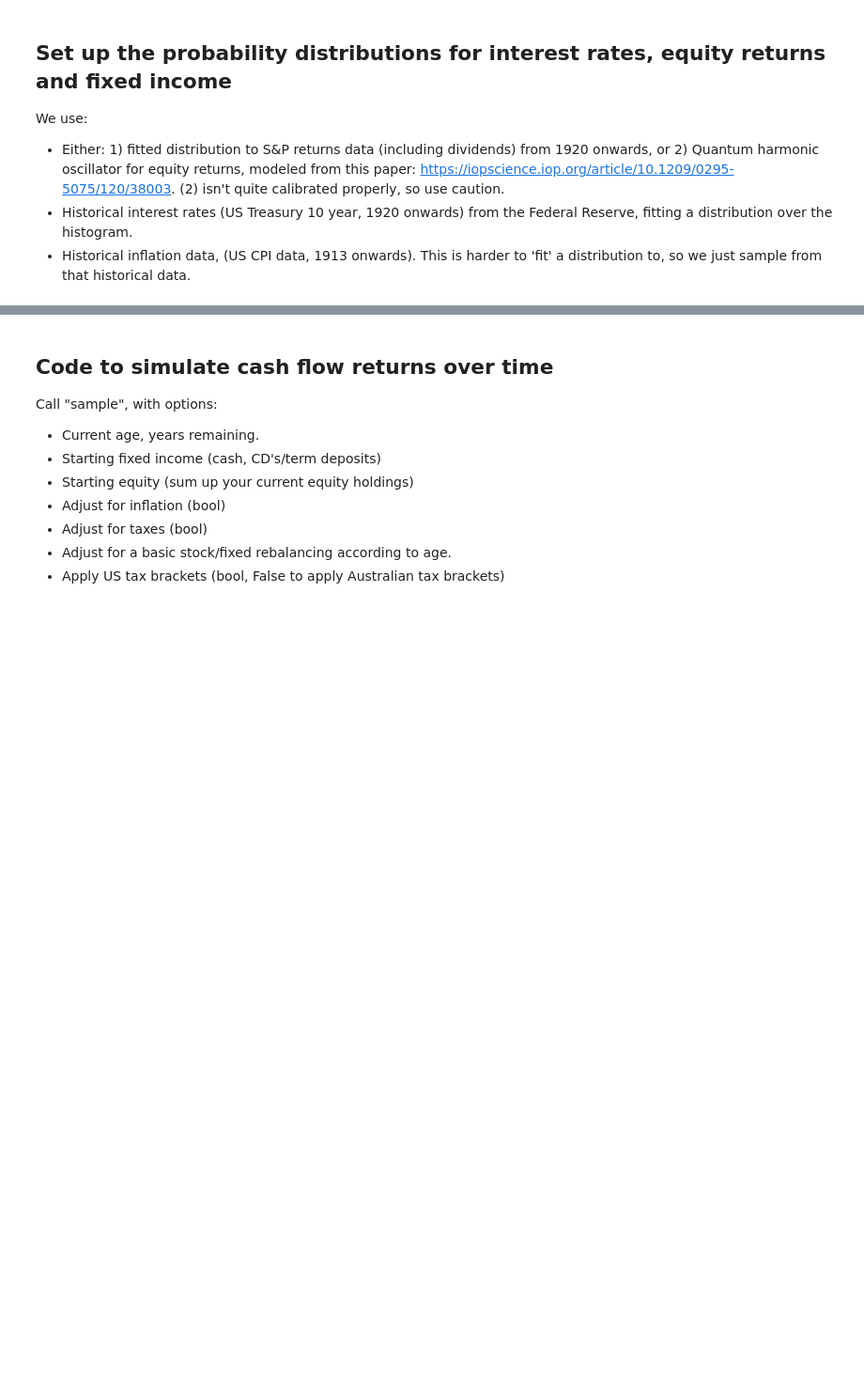
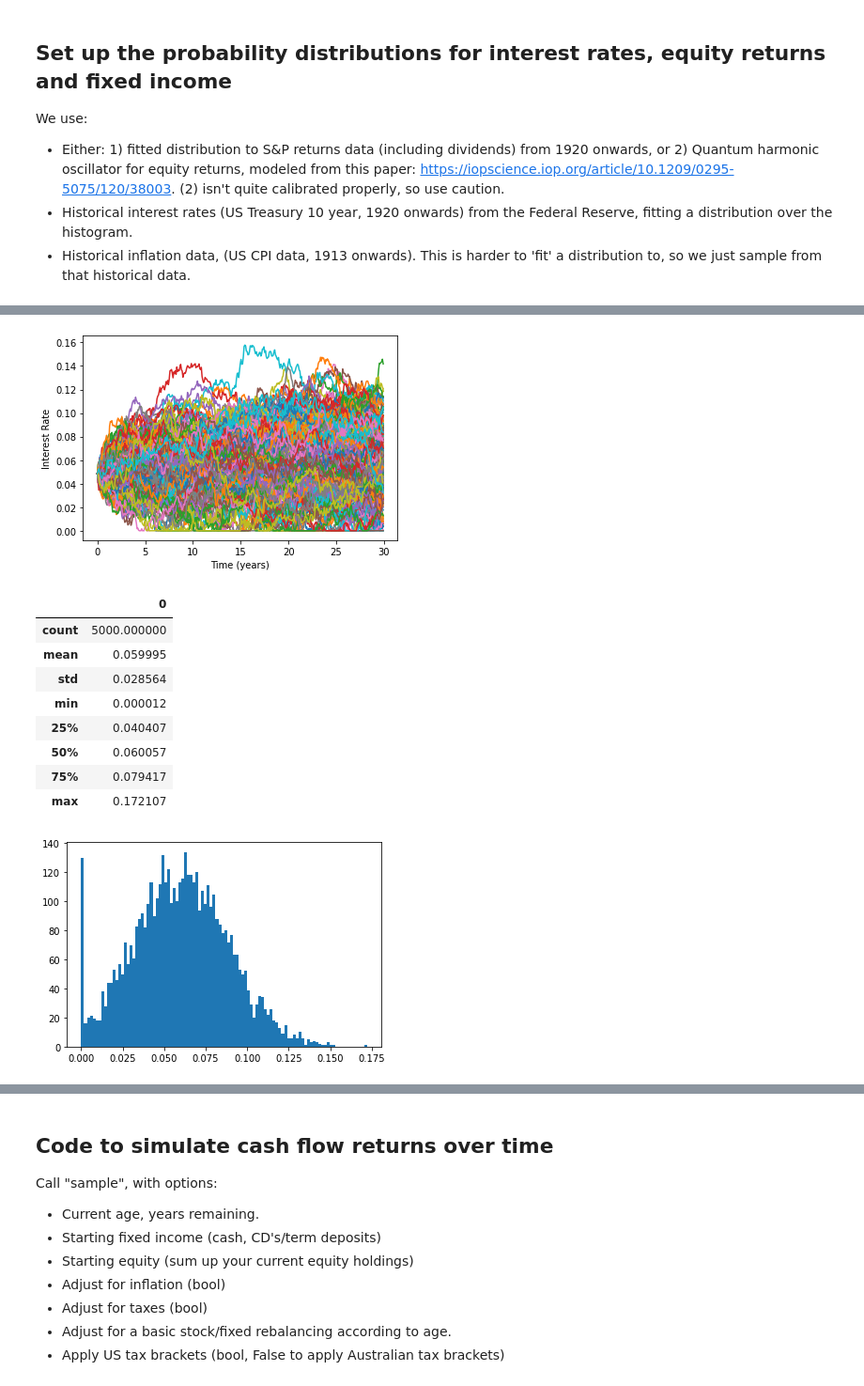
Before and after one commit to 9600dev/mmr, a Jupyter notebook: notebooks/modeling_cash_flows.ipynb, the cells around one changed output, grey strips where cells are left out. Shown at 94% size. Saved outputs shown, nothing was run; the diff lists cells and outputs as text; code cells hidden in the pictures; blank space fills up the shorter version.

Commit message:
bug fixes, start of async cli, updates to modeling cash flow notebook

```diff
--- a/notebooks/modeling_cash_flows.ipynb
+++ b/notebooks/modeling_cash_flows.ipynb
@@ -270,3 +290,75 @@ plt.show()
+# %%
+current_interest_rate = 0.0487
+floor_rates = True
+
+# interest rates modeled via mean reversion and jump diffusion using the Ornstein-Uhlenbeck process
+def generate_interest_rates(T, start, mean, dt, mu, sigma, lambda_, eta, floor = False):
+    # T (float): Time horizon for the simulation.
+    # dt (float): Time step for the simulation.
+    # mu (float): Mean reversion rate. For example, a mu value of 0.05 means that the interest rate is expected to revert to its long-term mean of 0.05 at a rate of 0.05 per year.
+    # sigma (float): Volatility. mean +/- sigma
+    # lambda_ (float): Jump intensity. Expressed as the percentage chance of a jump in a given year (0.1 == 10%)
+    # eta (float): Mean jump size. For example, a eta value of 0.01 means that the interest rate is expected to jump by 0.01 standard deviations when a jump occurs. If the interest rate has a volatility of 0.05, then the expected size of a jump would be 0.01 * 0.05 = 0.0005.
+    N = int(T/dt)
+    interest_rates = np.zeros(N)
+    interest_rates[0] = start
+
+    for i in range(1, N):
+        dW = np.random.normal(0, np.sqrt(dt))
+        jump = np.random.poisson(lambda_ * dt) * eta
+        interest_rates[i] = interest_rates[i-1] + mu * (start - interest_rates[i-1]) * dt + sigma * dW + jump
+
+    if floor:
+        interest_rates[interest_rates <= 0] = 0.0001
+    return interest_rates
+
+# plot an example distribution
+T = 30
+# dt = 0.083 # 1/12 months
+dt = 0.08
+
+mu = 0.06
+sigma = 0.0098
+lambda_ = 0.1
+eta = 0.008
+
+plt.xlabel("Time (years)")
+plt.ylabel("Interest Rate")
+thirty_year_rates = []
+last_year_rates = []
+sample_rates = []
+
+for i in range(0, 5000):
+    # sample from the historical distribution to get a mean
+    mean = random.choice(interest_rate_distribution_array)
+
+    # use the mean of the historical distribution as the mean for the interest rate
+    # mean = 0.057
+    interest_rates = generate_interest_rates(T, current_interest_rate, mean, dt, mu, sigma, lambda_, eta, floor_rates)
+    last_year_rates.append(interest_rates[-1])
+    thirty_year_rates.append(interest_rates)
+    if i % 20 == 0:
+        sample_rates.append(interest_rates)
+
+for r in sample_rates:
+    plt.plot(np.arange(0, T, dt), r)
+
+plt.show()
+
+_ = plt.hist(last_year_rates, bins=100)
+pd.DataFrame(last_year_rates).describe()
+# %% [output]
+[figure, added]
+|  | 0 |
+| count | 5000.000000 |
+| mean | 0.059995 |
+| std | 0.028564 |
+| min | 0.000012 |
+| 25% | 0.040407 |
+| 50% | 0.060057 |
+| 75% | 0.079417 |
+| max | 0.172107 |
+[figure, added]
 # %%
 # this model/distribution isn't calibrated (it skews far too negative), but I left it here for folks who want to tinker.
 import numpy.polynomial.hermite as herm
```
Also changed, not shown: parts of 10 cells of this notebook, 5 other files.
